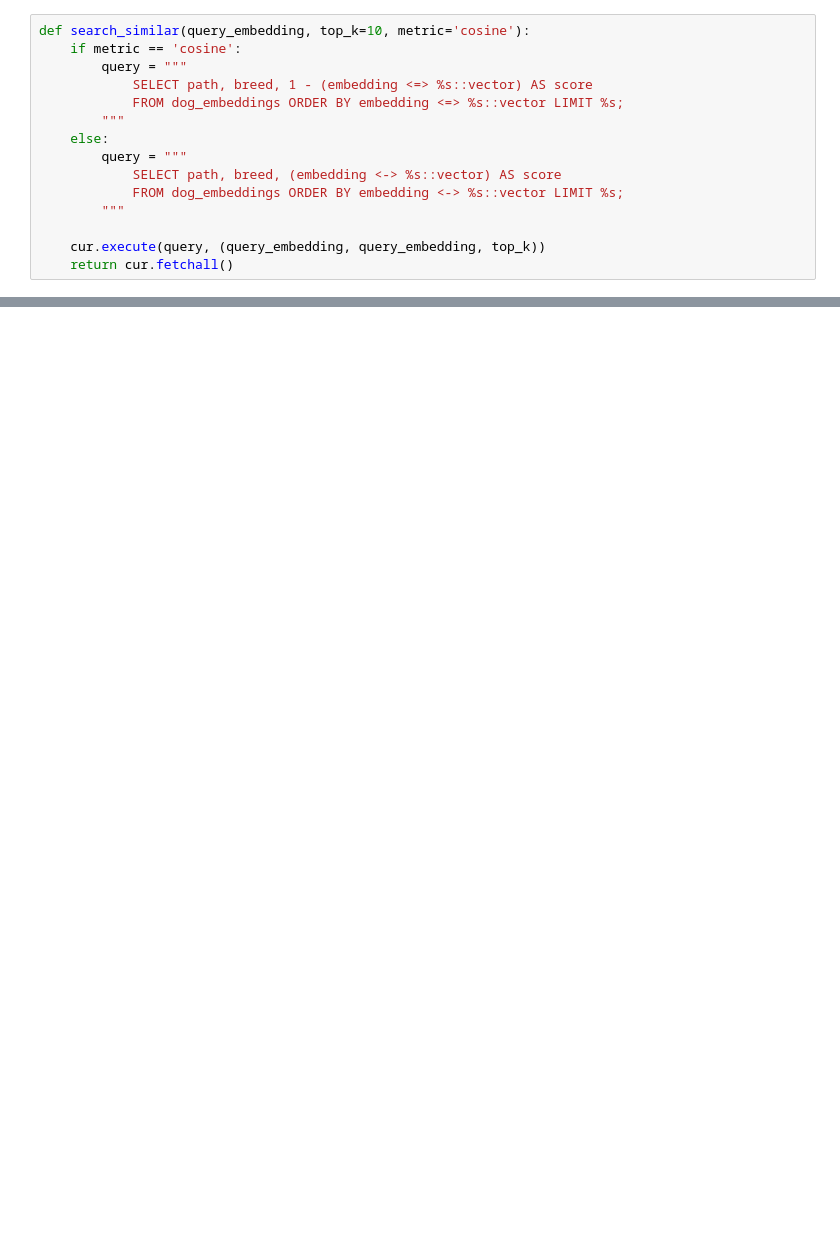
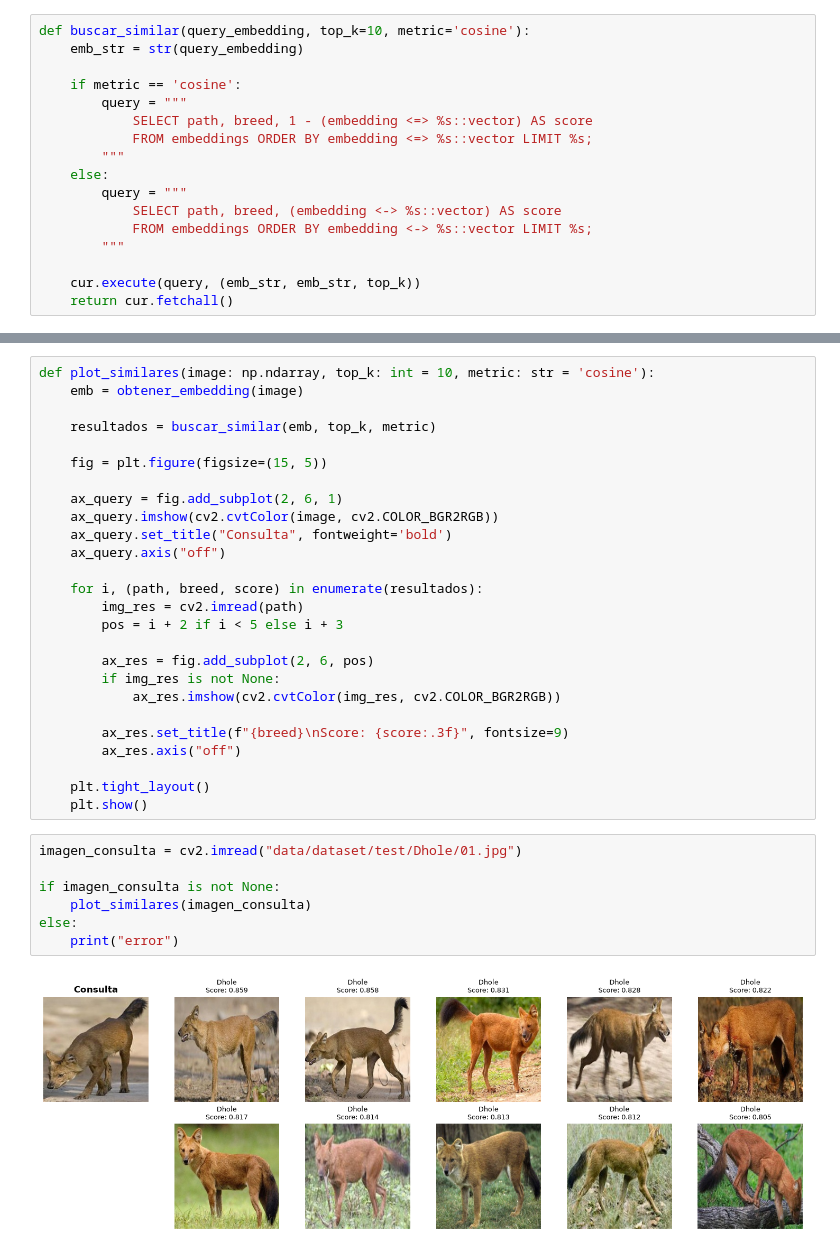
Before and after one commit to TobiasPrieto/tuia-dog-recognition-app, a Jupyter notebook: etapa1.ipynb, the cells around one changed output, grey strips where cells are left out. Cells and saved outputs as stored; diff of their text form; blank space fills up the shorter version.

```diff
--- a/etapa1.ipynb
+++ b/etapa1.ipynb
@@ -82,15 +88,17 @@ indexar_dataset("data/dataset/train")
 # %%
-def search_similar(query_embedding, top_k=10, metric='cosine'):
+def buscar_similar(query_embedding, top_k=10, metric='cosine'):
+    emb_str = str(query_embedding)
+
     if metric == 'cosine':
         query = """
             SELECT path, breed, 1 - (embedding <=> %s::vector) AS score
-            FROM dog_embeddings ORDER BY embedding <=> %s::vector LIMIT %s;
+            FROM embeddings ORDER BY embedding <=> %s::vector LIMIT %s;
         """
     else:
         query = """
             SELECT path, breed, (embedding <-> %s::vector) AS score
-            FROM dog_embeddings ORDER BY embedding <-> %s::vector LIMIT %s;
+            FROM embeddings ORDER BY embedding <-> %s::vector LIMIT %s;
         """
 
-    cur.execute(query, (query_embedding, query_embedding, top_k))
+    cur.execute(query, (emb_str, emb_str, top_k))
     return cur.fetchall()
@@ -118,0 +107,35 @@ interface.launch()
+# %%
+def plot_similares(image: np.ndarray, top_k: int = 10, metric: str = 'cosine'):
+    emb = obtener_embedding(image)
+
+    resultados = buscar_similar(emb, top_k, metric)
+
+    fig = plt.figure(figsize=(15, 5))
+
+    ax_query = fig.add_subplot(2, 6, 1)
+    ax_query.imshow(cv2.cvtColor(image, cv2.COLOR_BGR2RGB))
+    ax_query.set_title("Consulta", fontweight='bold')
+    ax_query.axis("off")
+
+    for i, (path, breed, score) in enumerate(resultados):
+        img_res = cv2.imread(path)
+        pos = i + 2 if i < 5 else i + 3
+
+        ax_res = fig.add_subplot(2, 6, pos)
+        if img_res is not None:
+            ax_res.imshow(cv2.cvtColor(img_res, cv2.COLOR_BGR2RGB))
+
+        ax_res.set_title(f"{breed}\nScore: {score:.3f}", fontsize=9)
+        ax_res.axis("off")
+
+    plt.tight_layout()
+    plt.show()
+# %%
+imagen_consulta = cv2.imread("data/dataset/test/Dhole/01.jpg")
+
+if imagen_consulta is not None:
+    plot_similares(imagen_consulta)
+else:
+    print("error")
+# %% [output]
+[figure, added]
```
Also changed, not shown: parts of 18 cells of this notebook.
